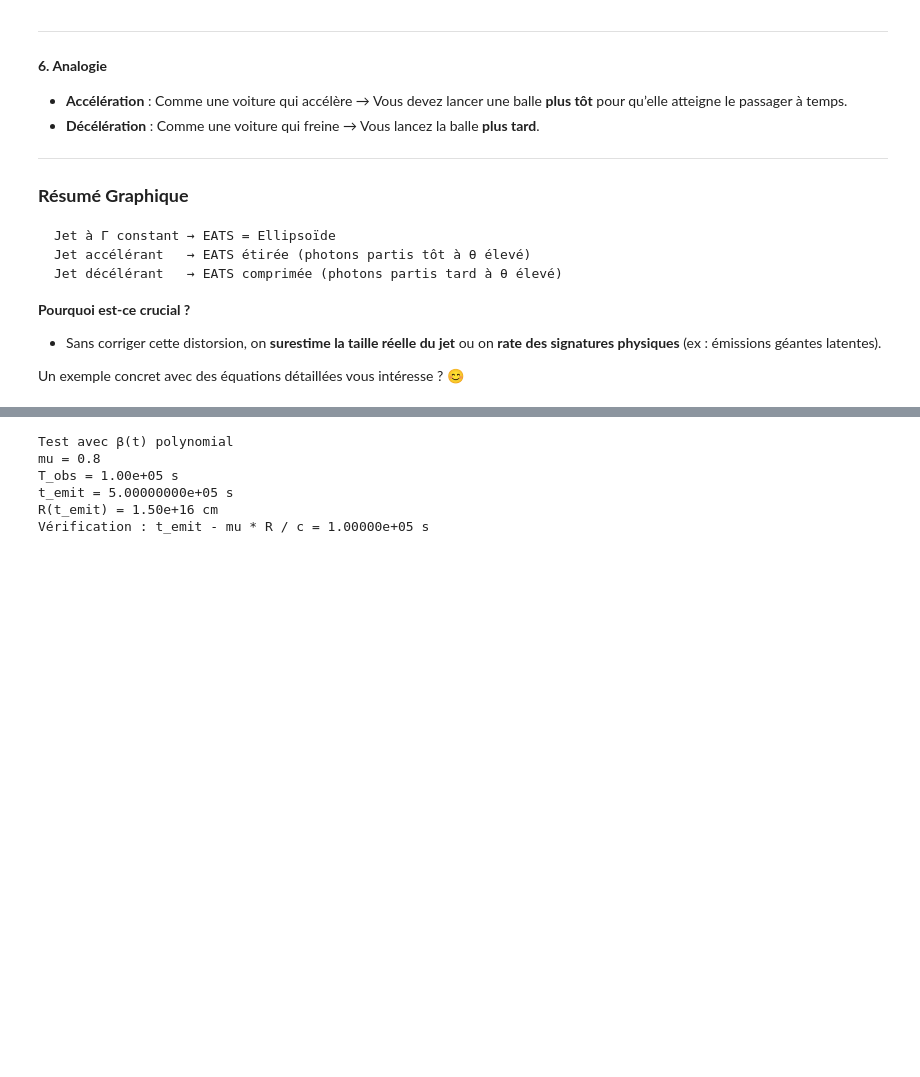
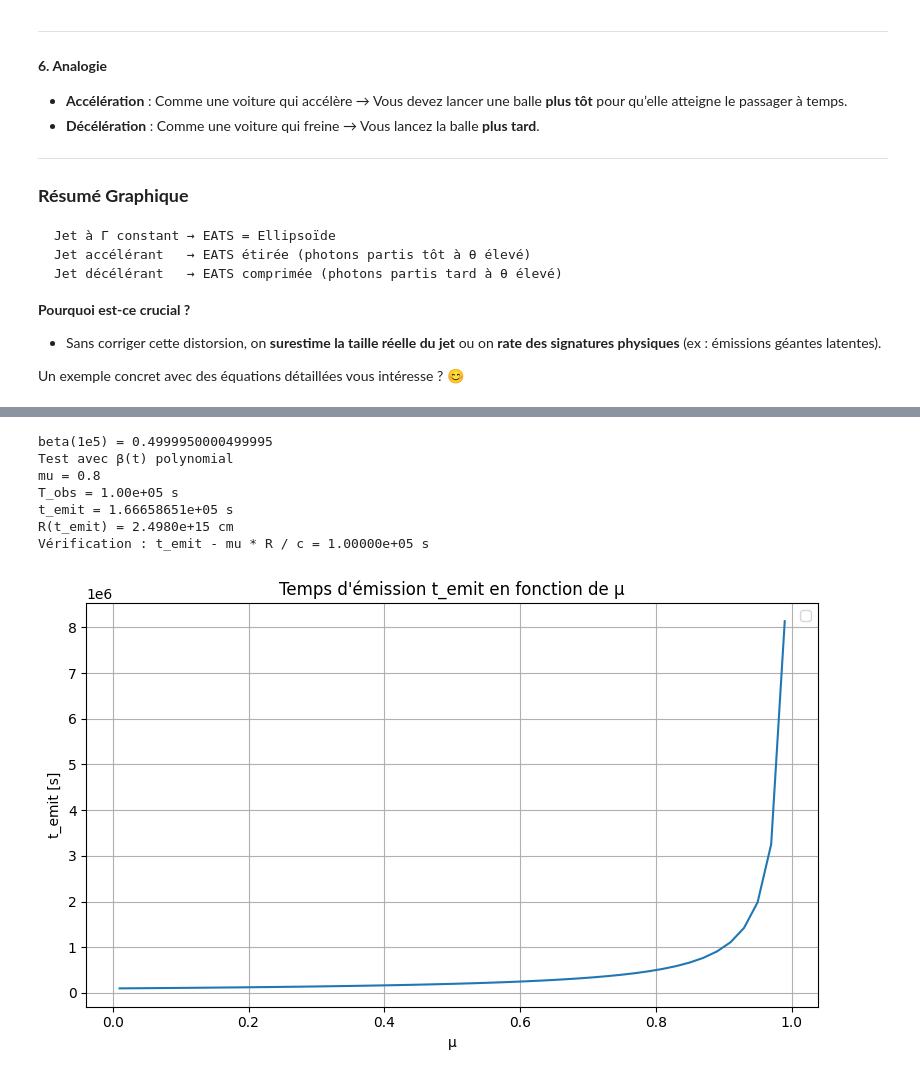
Before and after one commit to KSourya/Stage-M1, a Jupyter notebook: Stage_GRB.ipynb, the cells around one changed output, grey strips where cells are left out. Drawn from its saved outputs; the diff is of its cells as text; code cells hidden in the pictures; blank space fills up the shorter version.

```diff
--- a/Stage_GRB.ipynb
+++ b/Stage_GRB.ipynb
@@ -199,21 +202,48 @@ class SimpleBetaJet:
 T_obs = 1e5
 mu = 0.8
 
-jet_poly = SimpleBetaJet(beta0=1, alpha=0.2)
+# Bien forcer la recréation de l'objet
+jet_poly = SimpleBetaJet(beta0=0.5, alpha=1)
+
+# Affiche la valeur de beta
+print("beta(1e5) =", jet_poly.beta(1e5))
+
+# Résout t_emit
 t_emit_poly = jet_poly.solve_emission_time(T_obs, mu)
 R_emit_poly = jet_poly.shock_radius(t_emit_poly)
 T_check_poly = t_emit_poly - mu * R_emit_poly / c
 
+# Affiche résultats
 print(f"Test avec β(t) polynomial")
 print(f"mu = {mu}")
 print(f"T_obs = {T_obs:.2e} s")
 print(f"t_emit = {t_emit_poly:.8e} s")
-print(f"R(t_emit) = {R_emit_poly:.2e} cm")
+print(f"R(t_emit) = {R_emit_poly:.4e} cm")
 print(f"Vérification : t_emit - mu * R / c = {T_check_poly:.5e} s")
 # %% [output]
+beta(1e5) = 0.4999950000499995
 Test avec β(t) polynomial
 mu = 0.8
 T_obs = 1.00e+05 s
-t_emit = 5.00000000e+05 s
-R(t_emit) = 1.50e+16 cm
+t_emit = 1.66658651e+05 s
+R(t_emit) = 2.4980e+15 cm
 Vérification : t_emit - mu * R / c = 1.00000e+05 s
+# %%
+#Figure avec mu qui varie
+T_obs = 1e5
+mu_values = np.linspace(0.01, 0.99, 50)
+
+jet = OnAxisJet()
+t_emit_values = [jet.solve_emission_time(T_obs, mu) for mu in mu_values]
+
+plt.figure(figsize=(8, 5))
+plt.plot(mu_values, t_emit_values)
+plt.xlabel('μ')
+plt.ylabel('t_emit [s]')
+plt.title('Temps d\'émission t_emit en fonction de μ')
+plt.grid(True)
+plt.legend()
+plt.tight_layout()
+plt.show()
+# %% [output]
+[figure, added]
```
Also changed, not shown: parts of 3 cells of this notebook.
